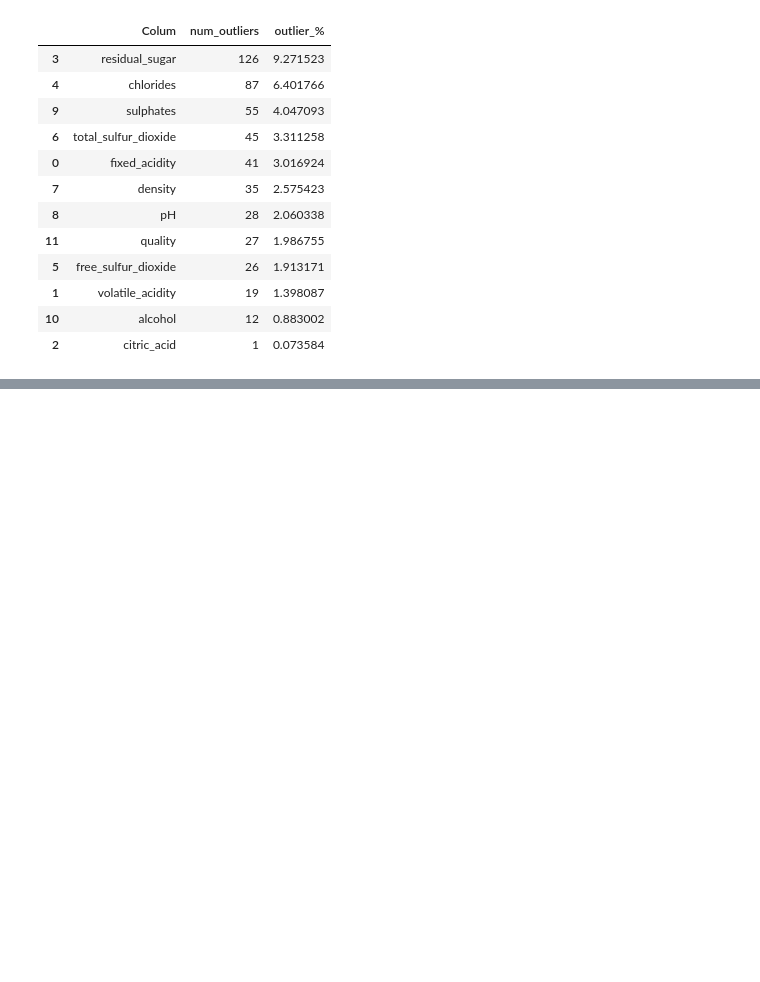
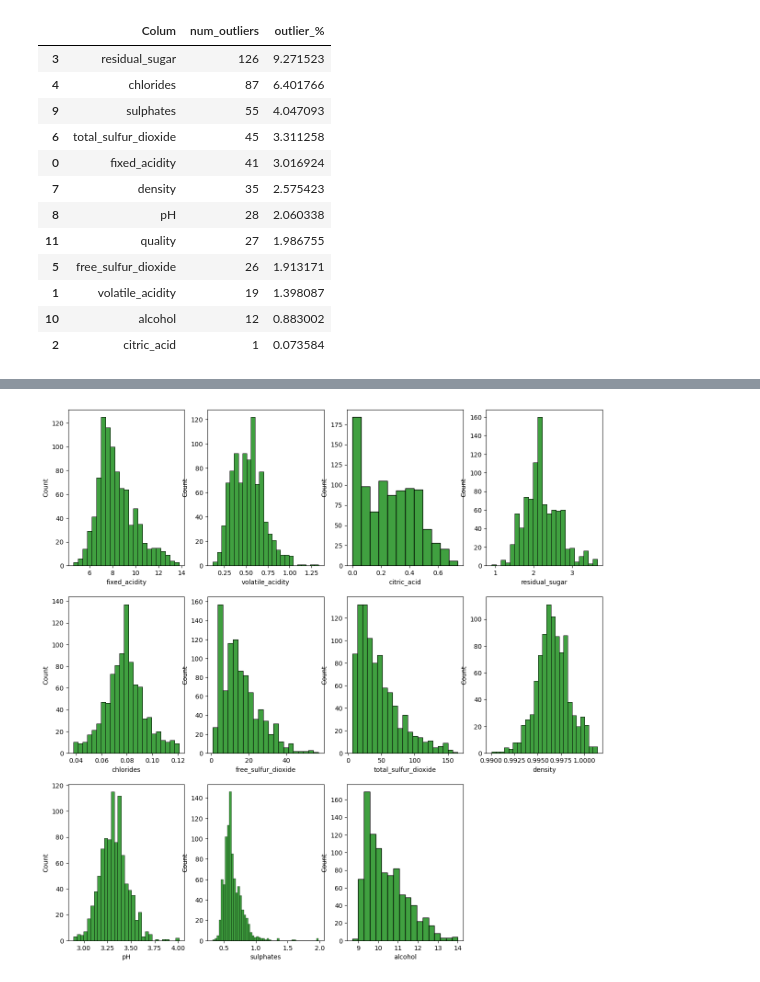
Before and after one commit to Ignacio2M/Data-analysis, a Jupyter notebook: Vinos.ipynb, the cells around one changed output, grey strips where cells are left out. Cells and saved outputs as stored; diff of their text form; code cells hidden in the pictures; blank space fills up the shorter version.

Commit message:
Nuebas metricas y mejora del modelo.

```diff
--- a/Vinos.ipynb
+++ b/Vinos.ipynb
@@ -170,16 +233,16 @@ from sklearn.neural_network import MLPClassifier
 from sklearn.model_selection import cross_val_score
 
 
-models = []
+models_bin = []
 
-models.append(("LogisticRegression",LogisticRegression(max_iter=10000)))
+models_bin.append(("LogisticRegression",LogisticRegression(max_iter=10000, random_state= 15)))
 # models.append(("SVC",SVC(max_iter=4000)))
 # models.append(("LinearSVC",LinearSVC(dual='auto', max_iter=40000)))
 # models.append(("KNeighbors",KNeighborsClassifier()))
-models.append(("DecisionTree",DecisionTreeClassifier()))
-models.append(("RandomForest",RandomForestClassifier()))
-rf2 = RandomForestClassifier(n_estimators=5, min_samples_split=2)
-models.append(("RandomForest2",rf2))
+models_bin.append(("DecisionTree",DecisionTreeClassifier(random_state=15)))
+models_bin.append(("RandomForest",RandomForestClassifier(random_state=15)))
+rf2 = RandomForestClassifier(n_estimators=5, min_samples_split=2, random_state=15)
+models_bin.append(("RandomForest2",rf2))
 # models.append(("MLPClassifier",MLPClassifier(solver='adam', random_state=0,max_iter=1000)))
 
 
@@ -187,13 +250,13 @@ models.append(("RandomForest2",rf2))
 results = []
 names = []
 
-fit_models = {}
-for name,model in models:
+fit_models_bin = {}
+for name,model in models_bin:
     fit_model = model.fit(X_train, y_train_bin)
     result = cross_val_score(fit_model, X_test, y_test_bin,  cv=4)
     names.append(name)
     results.append(result)
-    fit_models.update({name:{"model":fit_model, "mean": result.mean()}})
+    fit_models_bin.update({name:{"model":fit_model, "mean": result.mean()}})
 
 for i in range(len(names)):
     print(names[i],results[i].mean())
@@ -218,0 +285,9 @@ a
+# %%
+# hitogtrama
+no_target = X_train.columns
+plt.figure(figsize=(15,15))
+for i in range(0, len(no_target)):
+  plt.subplot(3, 4, i+1)
+  ax = sns.histplot(x=X_train[no_target[i]], color='green')
+# %% [output]
+[figure, added]
```
Also changed, not shown: parts of 10 cells of this notebook.
